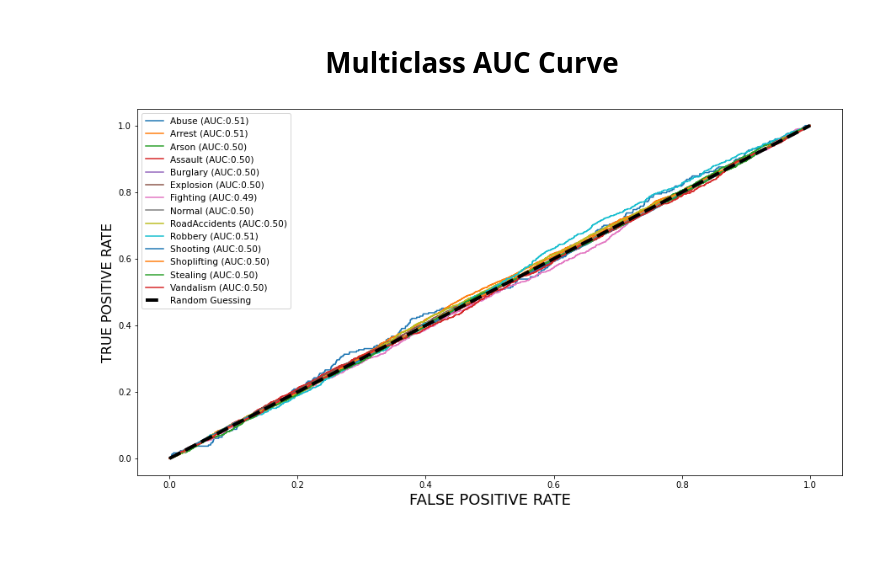
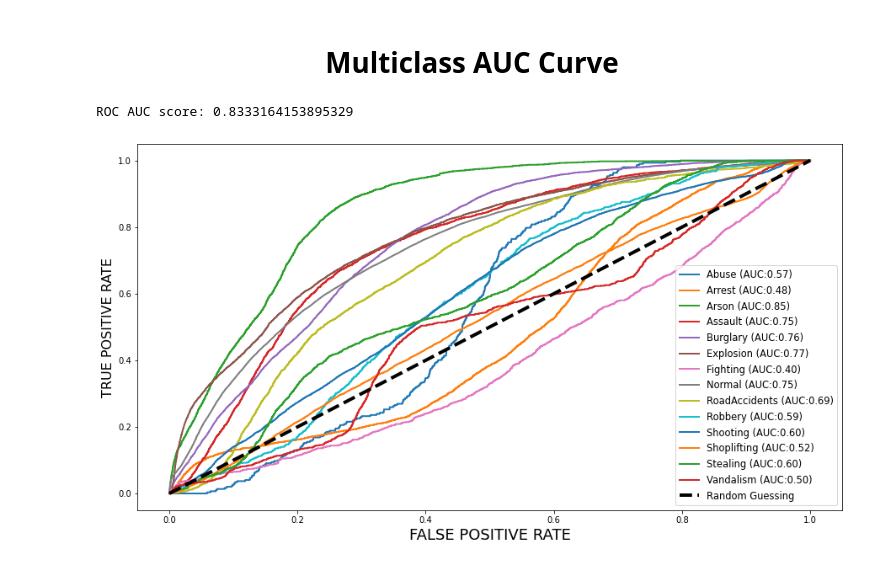
Before and after one commit to sanskar-hasija/video_anomaly_detection, a Jupyter notebook: anomaly-detection-starter.ipynb, the cells around one changed output. Saved outputs shown, nothing was run; the diff lists cells and outputs as text; code cells hidden in the pictures.

```diff
--- a/anomaly-detection-starter.ipynb
+++ b/anomaly-detection-starter.ipynb
@@ -80,7 +80,7 @@ train_generator = train_datagen.flow_from_directory(directory = train_dir,
 test_generator = test_datagen.flow_from_directory(directory = test_dir,
                                                    target_size = (IMG_HEIGHT ,IMG_WIDTH),
                                                     batch_size = BATCH_SIZE,
-                                                    shuffle  = True ,
+                                                    shuffle  = False ,
                                                     color_mode = "rgb",
                                                     class_mode = "categorical",
                                                     seed = SEED
@@ -205,27 +205,23 @@ history = model.fit(x = train_generator,validation_data=test_generator,epochs =
 # %%
 preds = model.predict(test_generator)
 y_test = test_generator.classes
+fig, c_ax = plt.subplots(1,1, figsize = (15,8))
 
-fig, c_ax = plt.subplots(1,1, figsize = (15,8))
 def multiclass_roc_auc_score(y_test, y_pred, average="macro"):
     lb = LabelBinarizer()
     lb.fit(y_test)
     y_test = lb.transform(y_test)
-
     for (idx, c_label) in enumerate(CLASS_LABELS):
         fpr, tpr, thresholds = roc_curve(y_test[:,idx].astype(int), y_pred[:,idx])
-        c_ax.plot(fpr, tpr, label = '%s (AUC:%0.2f)'  % (c_label, auc(fpr, tpr)))
-
+        c_ax.plot(fpr, tpr,lw=2, label = '%s (AUC:%0.2f)'  % (c_label, auc(fpr, tpr)))
     c_ax.plot(fpr, fpr, 'black',linestyle='dashed', lw=4, label = 'Random Guessing')
     return roc_auc_score(y_test, y_pred, average=average)
 
-
-multiclass_roc_auc_score(y_test , preds )
+print('ROC AUC score:', multiclass_roc_auc_score(y_test , preds  , average = "micro"))
 plt.xlabel('FALSE POSITIVE RATE', fontsize=18)
 plt.ylabel('TRUE POSITIVE RATE', fontsize=16)
-
-plt.legend(fontsize=10.5)
-
+plt.legend(fontsize = 11.5)
 plt.show()
 # %% [output]
+ROC AUC score: 0.8333164153895329
-[figure, old version]
+[figure, new version]
```
Also changed, not shown: parts of 4 cells of this notebook.
